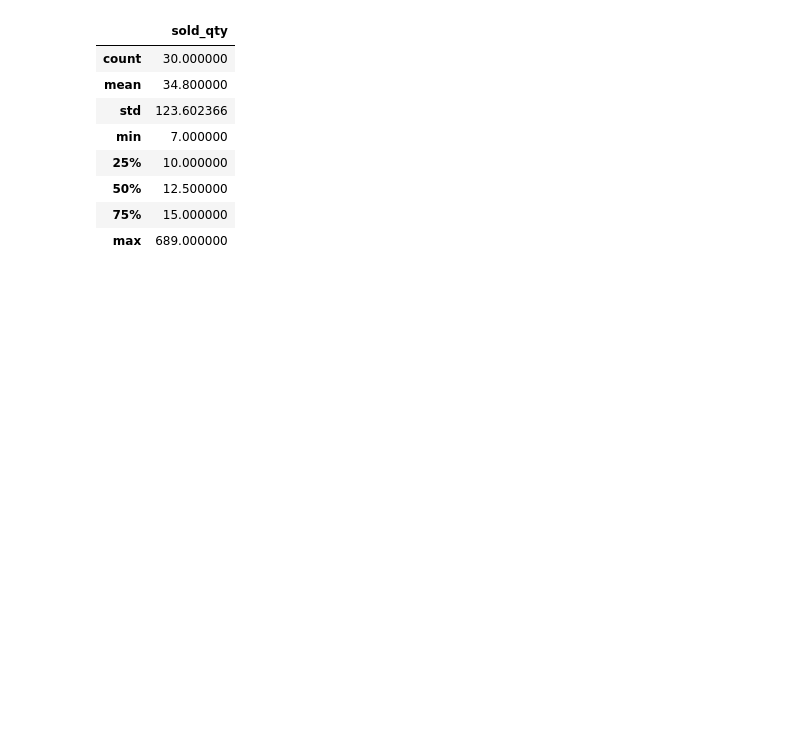
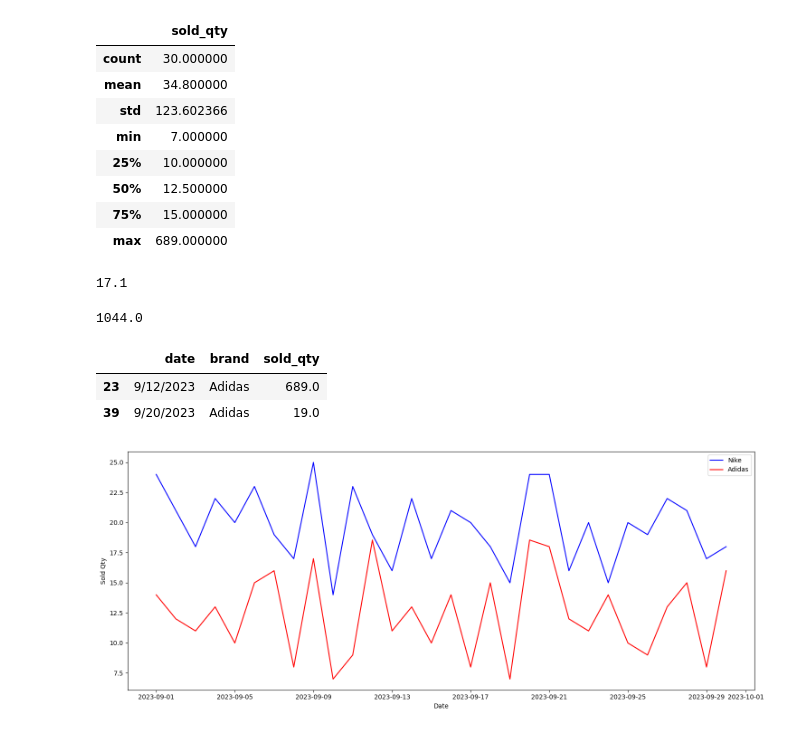
Before and after one commit to HMurawski/ML_refreshment, a Jupyter notebook: Math_Stats/shoes_analysis.ipynb, the cells around one changed output. Saved outputs shown, nothing was run; the diff lists cells and outputs as text; code cells hidden in the pictures; blank space fills up the shorter version.

```diff
--- a/Math_Stats/shoes_analysis.ipynb
+++ b/Math_Stats/shoes_analysis.ipynb
@@ -126,0 +133,46 @@ df_adidas.describe()
+# %%
+df_adidas["sold_qty"].quantile(0.9)
+# %% [output]
+17.1
+# %%
+df_adidas["sold_qty"].sum()
+# %% [output]
+1044.0
+# %%
+df_adidas[df_adidas["sold_qty"] > df_adidas["sold_qty"].quantile(0.95)]
+# %% [output]
+|  | date | brand | sold_qty |
+| 23 | 9/12/2023 | Adidas | 689.0 |
+| 39 | 9/20/2023 | Adidas | 19.0 |
+# %%
+df_nike = df[df["brand"] == "Nike"].copy()
+df_nike["sold_qty"] = df_nike["sold_qty"].fillna(med_value_nike)
+df_adidas = df[df["brand"] == "Adidas"].copy()
+q95 = df_adidas["sold_qty"].quantile(0.95)
+
+df_adidas["sold_qty"] = df_adidas["sold_qty"].clip(upper=q95)
+# %%
+df_nike["date"] = pd.to_datetime(df_nike["date"])
+df_adidas["date"] = pd.to_datetime(df_adidas["date"])
+
+df_nike = df_nike.sort_values("date")
+df_adidas = df_adidas.sort_values("date")
+# %%
+def plot_qty():
+    plt.figure(figsize=(15,6))
+
+    plt.plot(df_nike["date"], df_nike["sold_qty"],
+             label="Nike", color="blue")
+
+    plt.plot(df_adidas["date"], df_adidas["sold_qty"],
+             label="Adidas", color="red")
+
+    plt.xlabel("Date")
+    plt.ylabel("Sold Qty")
+    plt.legend()
+    plt.tight_layout()
+    plt.show()
+# %%
+plot_qty()
+# %% [output]
+[figure, added]
```
Also changed, not shown: parts of 2 cells of this notebook.
